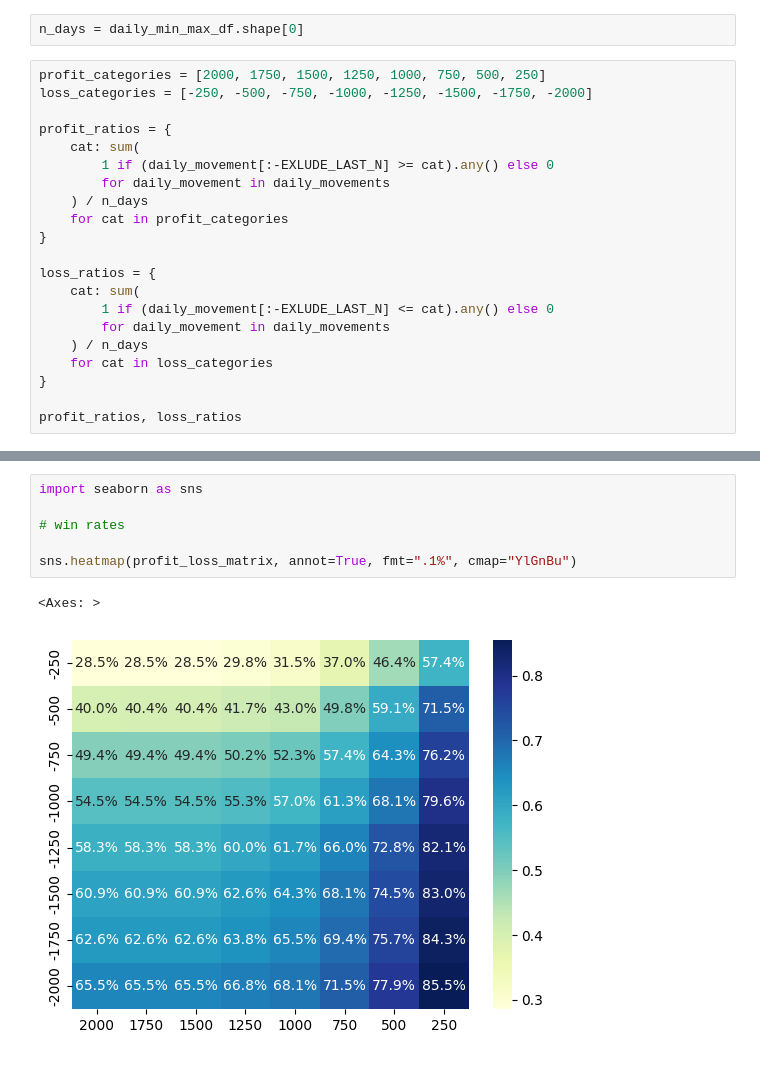
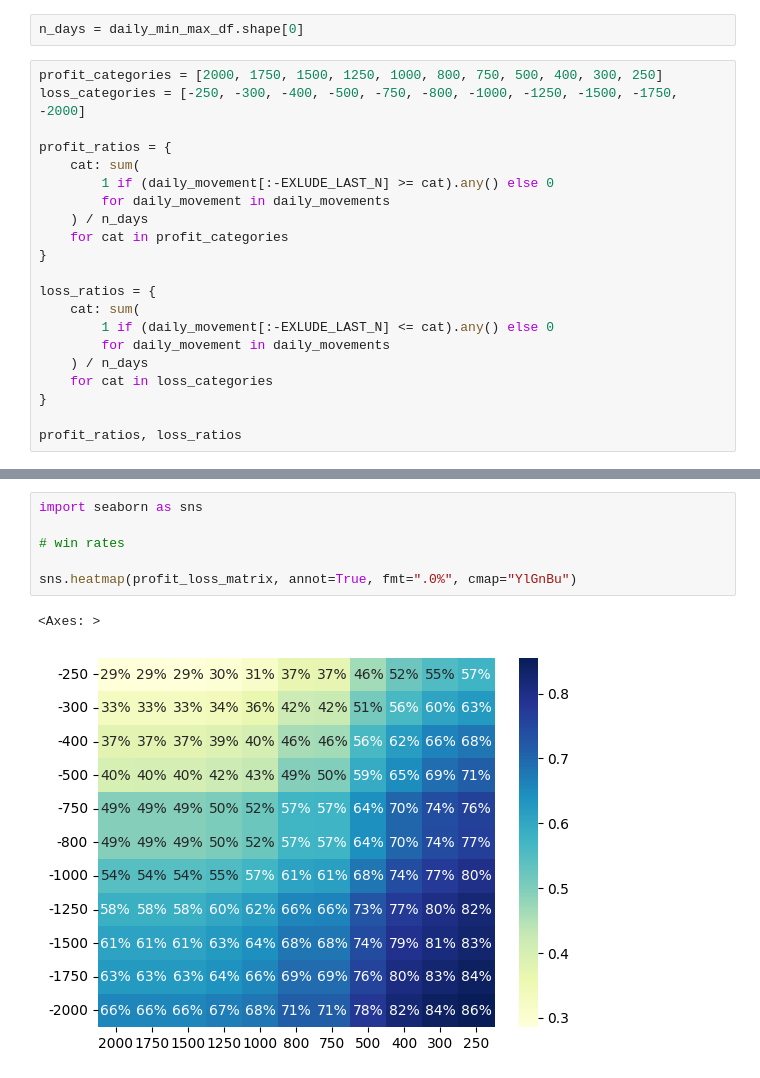
Before and after one commit to yalishanda42/stonksbot, a Jupyter notebook: options/backtest_analysis.ipynb, the cells around one changed output, grey strips where cells are left out. Drawn from its saved outputs; the diff is of its cells as text.

```diff
--- a/options/backtest_analysis.ipynb
+++ b/options/backtest_analysis.ipynb
@@ -99,8 +99,8 @@ daily_min_max_df.plot(style='.')
 # %%
 n_days = daily_min_max_df.shape[0]
 # %%
-profit_categories = [2000, 1750, 1500, 1250, 1000, 750, 500, 250]
-loss_categories = [-250, -500, -750, -1000, -1250, -1500, -1750, -2000]
+profit_categories = [2000, 1750, 1500, 1250, 1000, 800, 750, 500, 400, 300, 250]
+loss_categories = [-250, -300, -400, -500, -750, -800, -1000, -1250, -1500, -1750, -2000]
 
 profit_ratios = {
     cat: sum(
@@ -167,9 +171,9 @@ profit_loss_matrix
 # %%
 import seaborn as sns
 
 # win rates
 
-sns.heatmap(profit_loss_matrix, annot=True, fmt=".1%", cmap="YlGnBu")
+sns.heatmap(profit_loss_matrix, annot=True, fmt=".0%", cmap="YlGnBu")
 # %% [output]
 <Axes: >
-[figure, old version]
+[figure, new version]
```
Also changed, not shown: parts of 2 cells of this notebook.
